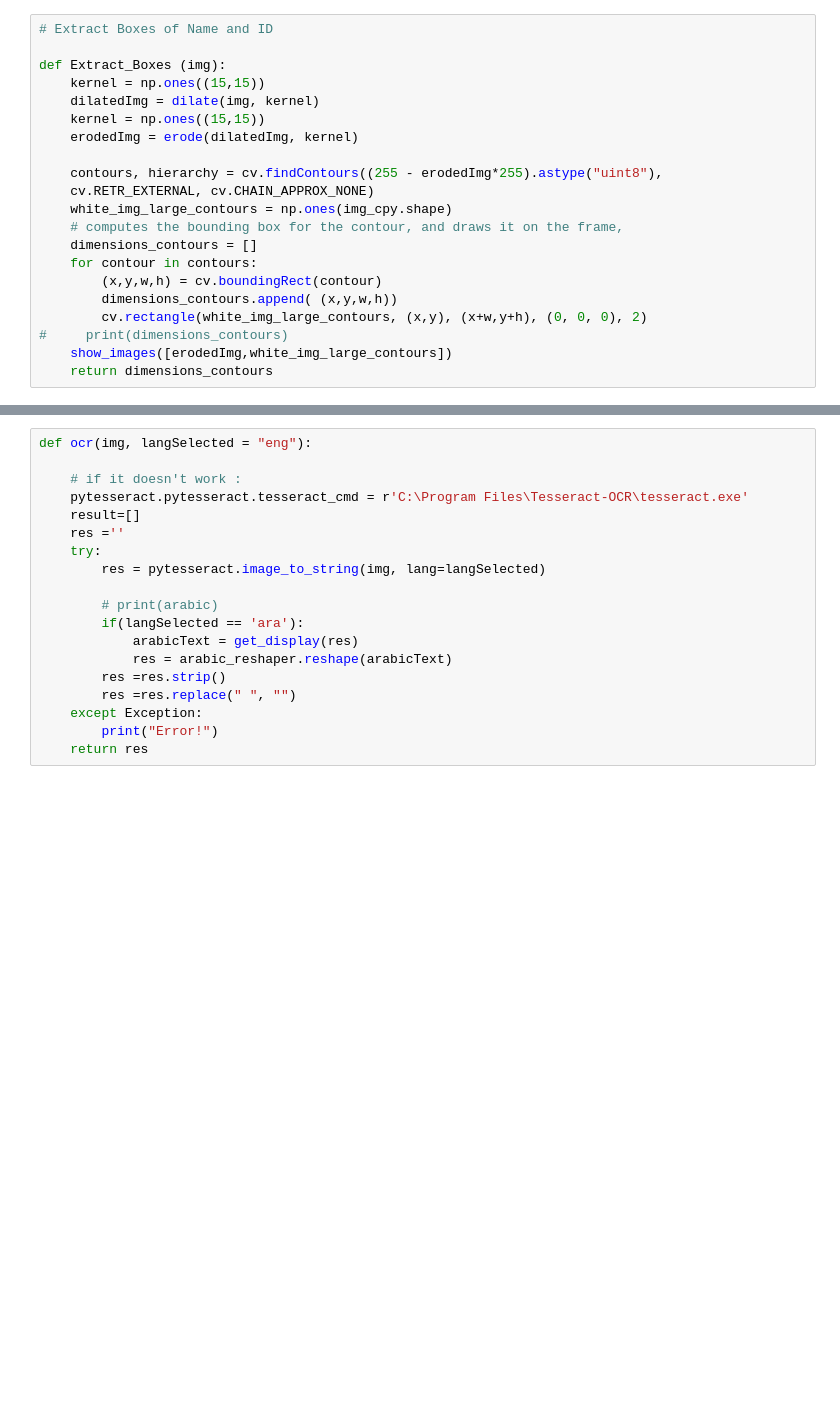
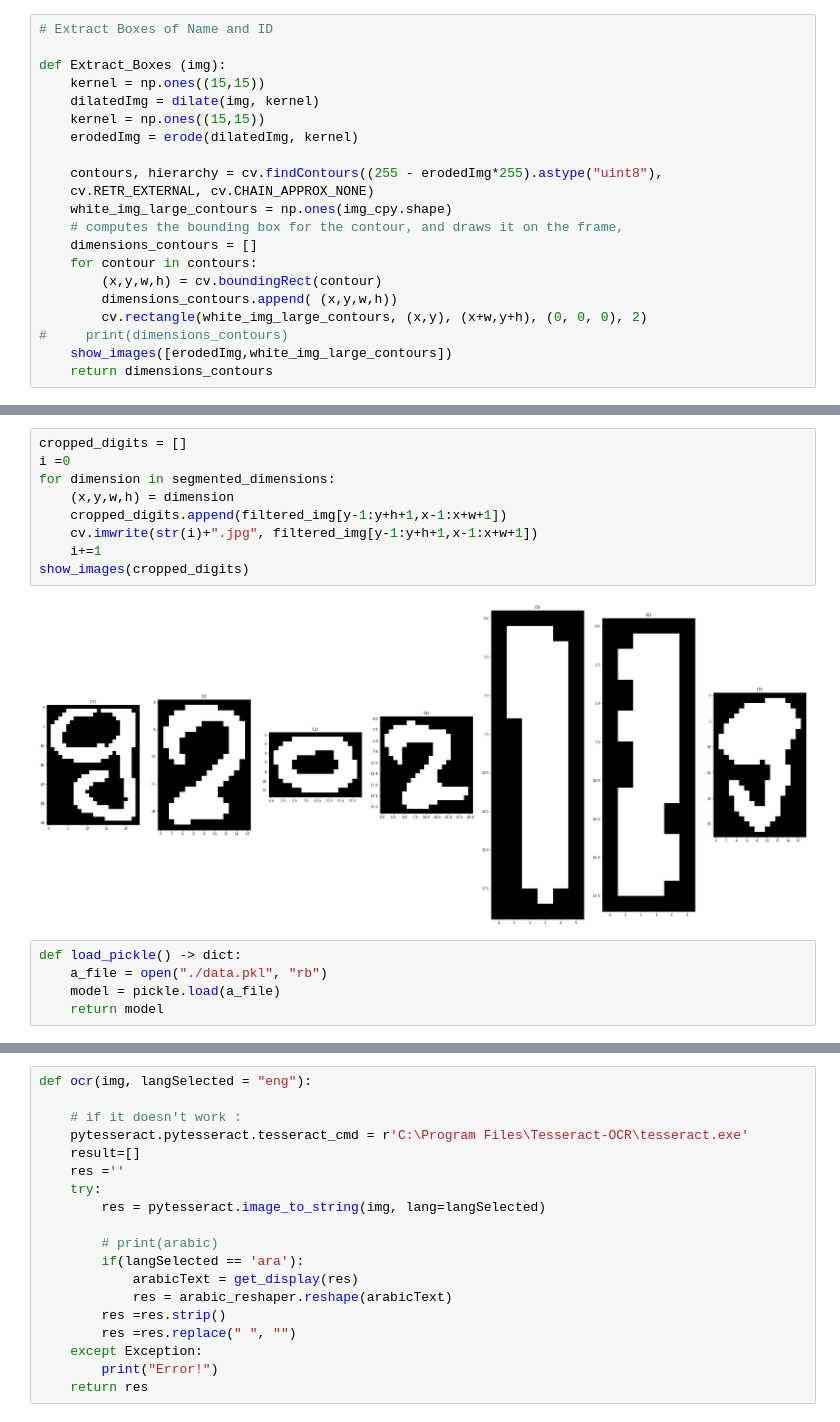
Before and after one commit to ZiadSheriif/Sa7a7LY, a Jupyter notebook: BubbleSheet/final.ipynb, the cells around one changed output, grey strips where cells are left out. Saved outputs shown, nothing was run; the diff lists cells and outputs as text; blank space fills up the shorter version.

```diff
--- a/BubbleSheet/final.ipynb
+++ b/BubbleSheet/final.ipynb
@@ -211,0 +261,16 @@ show_images(boxes_croped_images)
+# %%
+cropped_digits = []
+i =0
+for dimension in segmented_dimensions:
+    (x,y,w,h) = dimension
+    cropped_digits.append(filtered_img[y-1:y+h+1,x-1:x+w+1])
+    cv.imwrite(str(i)+".jpg", filtered_img[y-1:y+h+1,x-1:x+w+1])
+    i+=1
+show_images(cropped_digits)
+# %% [output]
+[figure, added]
+# %%
+def load_pickle() -> dict:
+    a_file = open("./data.pkl", "rb")
+    model = pickle.load(a_file)
+    return model
```
Also changed, not shown: parts of 12 cells of this notebook, 9 other files.
